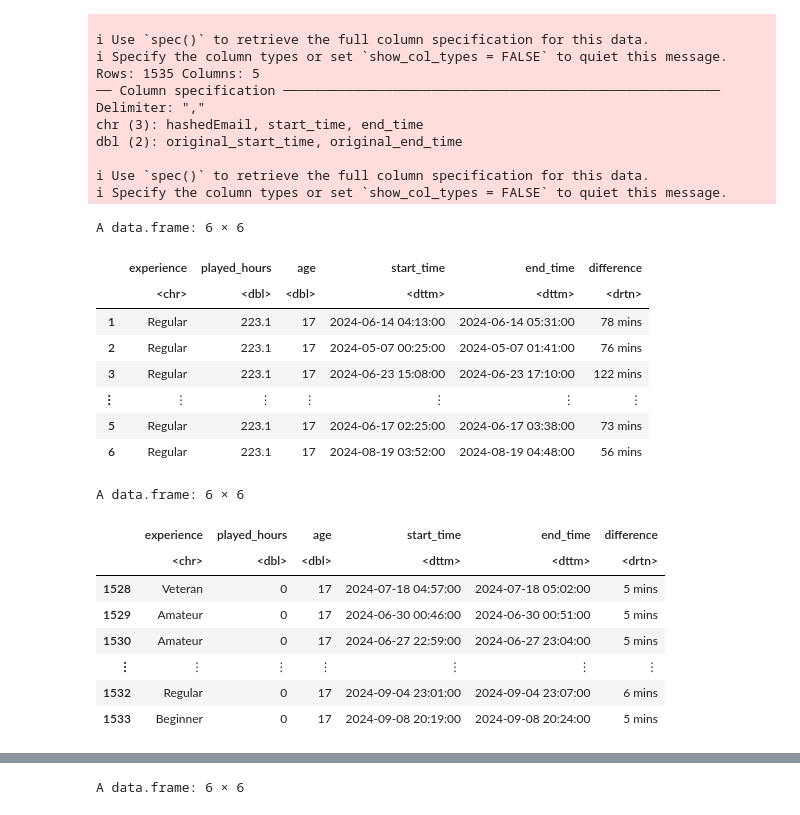
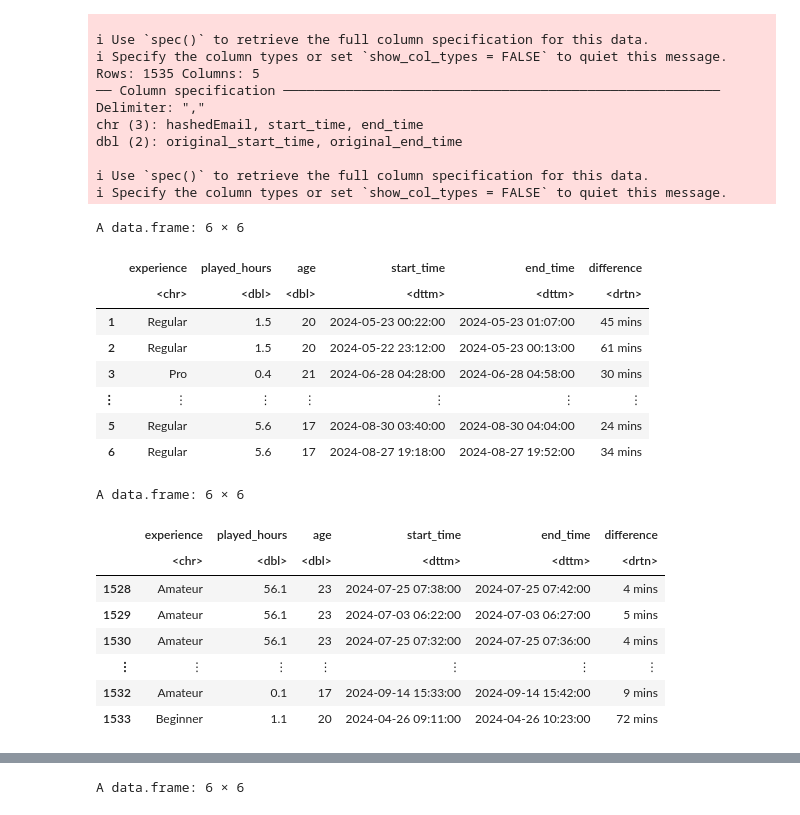
Before and after one commit to EtanSun/DSCI_100_Project, a Jupyter notebook: project.ipynb, the cells around one changed output, grey strips where cells are left out. Cells and saved outputs as stored; diff of their text form; code cells hidden in the pictures.

```diff
--- a/project.ipynb
+++ b/project.ipynb
@@ -115,51 +91,45 @@ set.seed (100)
 players_no_unknown <- players |>
 select (-individualId, -organizationName)
 
 #Merging sessions and players_no_unknown together based on matches of the hashedEmail observation
 playdate <- merge (x = players_no_unknown, y = sessions, by = "hashedEmail", all = TRUE)
 
 #Select the columns of interest (experience, played_hours, age, start_time, end_time)
 playdate_select <- playdate |>
 select (experience, played_hours, age, start_time, end_time)
 
-#Remove all instances where the start time or end time is NA.
+#Remove all instances where the start time or end time is NA. These individuals did not input any time and logged irrelevant playtime data.
 playdate_no_NA <- playdate_select |>
 filter (start_time != "NA", end_time != "NA")
 
 #Convert start_time and end_time to a proper date-time format that R recognizes as dates and times.
  playdate_time <- playdate_no_NA |>
 mutate (start_time = as.POSIXct (start_time, format = "%d/%m/%Y %H:%M")) |>
 mutate (end_time = as.POSIXct (end_time, format = "%d/%m/%Y %H:%M"))
 
 #Obtain the difference varaible in start and end time with the difftime() function
 playdate_diff <- playdate_time |>
 mutate (difference = difftime (end_time, start_time, units = "mins"))
 
-#Reorder the data frame in descending order to get a better scope of what we're dealing with
-playdate_arrange <- playdate_diff |>
-arrange (by = desc(played_hours))
-
-#Finally, display the first 5 rows and last 5 rows
-head (playdate_arrange)
-tail (playdate_arrange)
-
-#I'll stop here cause I don't know what we want to do next.
+#Finally, display the first and last 5 rows
+head(playdate_diff)
+tail(playdate_diff)
 # %% [output]
 A data.frame: 6 × 6
 |  | experience | played_hours | age | start_time | end_time | difference |
 |  | <chr> | <dbl> | <dbl> | <dttm> | <dttm> | <drtn> |
-| 1 | Regular | 223.1 | 17 | 2024-06-14 04:13:00 | 2024-06-14 05:31:00 | 78 mins |
-| 2 | Regular | 223.1 | 17 | 2024-05-07 00:25:00 | 2024-05-07 01:41:00 | 76 mins |
-| 3 | Regular | 223.1 | 17 | 2024-06-23 15:08:00 | 2024-06-23 17:10:00 | 122 mins |
+| 1 | Regular | 1.5 | 20 | 2024-05-23 00:22:00 | 2024-05-23 01:07:00 | 45 mins |
+| 2 | Regular | 1.5 | 20 | 2024-05-22 23:12:00 | 2024-05-23 00:13:00 | 61 mins |
+| 3 | Pro | 0.4 | 21 | 2024-06-28 04:28:00 | 2024-06-28 04:58:00 | 30 mins |
 | ⋮ | ⋮ | ⋮ | ⋮ | ⋮ | ⋮ | ⋮ |
-| 5 | Regular | 223.1 | 17 | 2024-06-17 02:25:00 | 2024-06-17 03:38:00 | 73 mins |
-| 6 | Regular | 223.1 | 17 | 2024-08-19 03:52:00 | 2024-08-19 04:48:00 | 56 mins |
+| 5 | Regular | 5.6 | 17 | 2024-08-30 03:40:00 | 2024-08-30 04:04:00 | 24 mins |
+| 6 | Regular | 5.6 | 17 | 2024-08-27 19:18:00 | 2024-08-27 19:52:00 | 34 mins |
 A data.frame: 6 × 6
 |  | experience | played_hours | age | start_time | end_time | difference |
 |  | <chr> | <dbl> | <dbl> | <dttm> | <dttm> | <drtn> |
-| 1528 | Veteran | 0 | 17 | 2024-07-18 04:57:00 | 2024-07-18 05:02:00 | 5 mins |
-| 1529 | Amateur | 0 | 17 | 2024-06-30 00:46:00 | 2024-06-30 00:51:00 | 5 mins |
-| 1530 | Amateur | 0 | 17 | 2024-06-27 22:59:00 | 2024-06-27 23:04:00 | 5 mins |
+| 1528 | Amateur | 56.1 | 23 | 2024-07-25 07:38:00 | 2024-07-25 07:42:00 | 4 mins |
+| 1529 | Amateur | 56.1 | 23 | 2024-07-03 06:22:00 | 2024-07-03 06:27:00 | 5 mins |
+| 1530 | Amateur | 56.1 | 23 | 2024-07-25 07:32:00 | 2024-07-25 07:36:00 | 4 mins |
 | ⋮ | ⋮ | ⋮ | ⋮ | ⋮ | ⋮ | ⋮ |
-| 1532 | Regular | 0 | 17 | 2024-09-04 23:01:00 | 2024-09-04 23:07:00 | 6 mins |
-| 1533 | Beginner | 0 | 17 | 2024-09-08 20:19:00 | 2024-09-08 20:24:00 | 5 mins |
+| 1532 | Amateur | 0.1 | 17 | 2024-09-14 15:33:00 | 2024-09-14 15:42:00 | 9 mins |
+| 1533 | Beginner | 1.1 | 20 | 2024-04-26 09:11:00 | 2024-04-26 10:23:00 | 72 mins |
```
Also changed, not shown: parts of 4 cells of this notebook.
